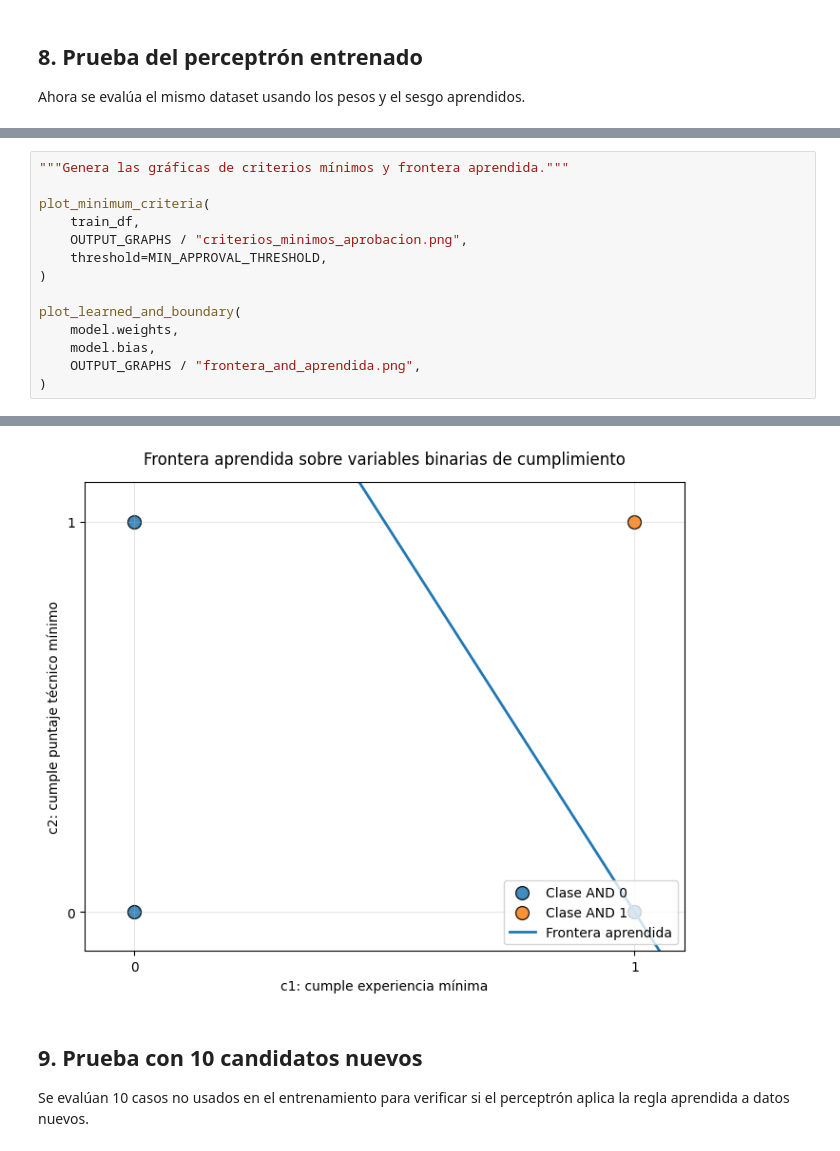
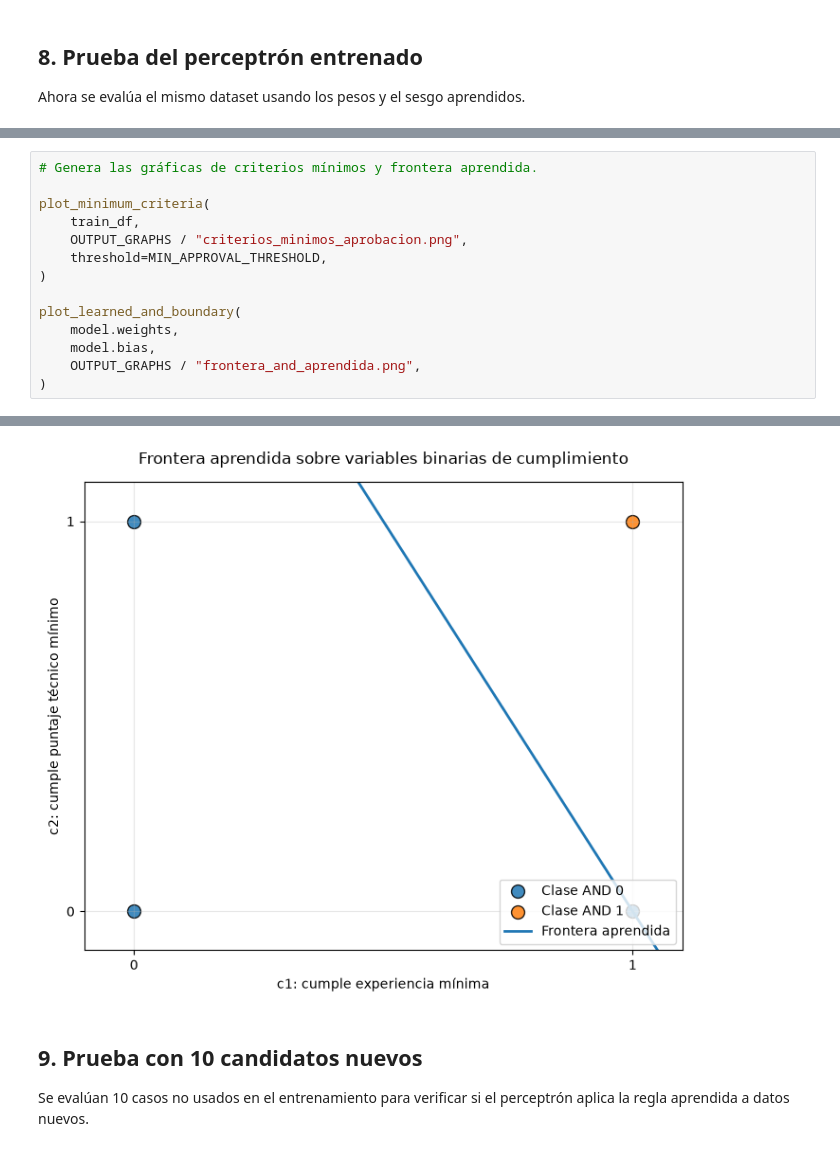
Before and after one commit to antoniot73/perceptron-candidatos-cv, a Jupyter notebook: notebooks/practica_perceptron_candidatos.ipynb, the cells around one changed output, grey strips where cells are left out. Saved outputs shown, nothing was run; the diff lists cells and outputs as text.

```diff
--- a/notebooks/practica_perceptron_candidatos.ipynb
+++ b/notebooks/practica_perceptron_candidatos.ipynb
@@ -399,22 +401,22 @@ plot_accuracy_comparison(
 # %% [output]
 [figure]
 # %%
-"""Genera las gráficas de criterios mínimos y frontera aprendida."""
+# Genera las gráficas de criterios mínimos y frontera aprendida.
 
 plot_minimum_criteria(
     train_df,
     OUTPUT_GRAPHS / "criterios_minimos_aprobacion.png",
     threshold=MIN_APPROVAL_THRESHOLD,
 )
 
 plot_learned_and_boundary(
     model.weights,
     model.bias,
     OUTPUT_GRAPHS / "frontera_and_aprendida.png",
 )
 # %% [output]
 [figure]
-[figure, old version]
+[figure, new version]
 # %% [markdown]
 ## 9. Prueba con 10 candidatos nuevos
 
```
Also changed, not shown: parts of 14 cells of this notebook.
